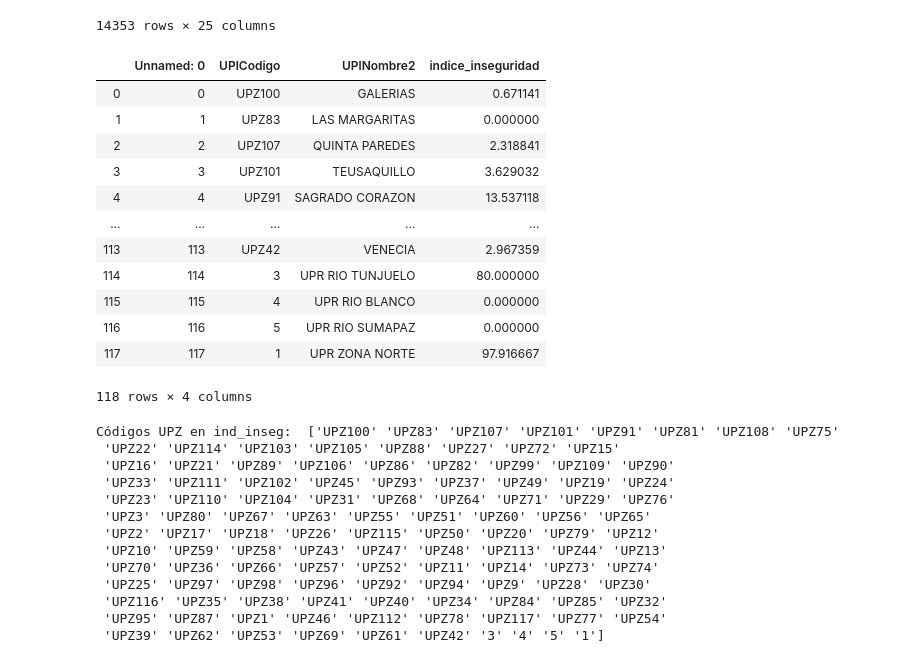
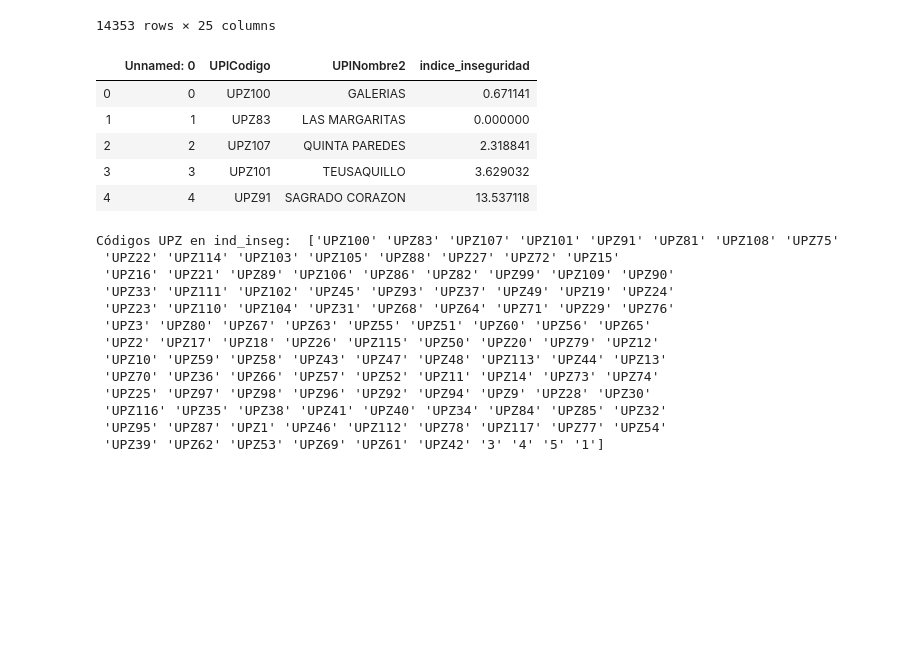
Before and after one commit to kurtwalsen/MA6202-Tarea-1, a Jupyter notebook: tarea1.ipynb, the cells around one changed output. Saved outputs shown, nothing was run; the diff lists cells and outputs as text; code cells hidden in the pictures; blank space fills up the shorter version.

```diff
--- a/tarea1.ipynb
+++ b/tarea1.ipynb
@@ -705,21 +665,14 @@ df_merged
 # %%
 # Cargamos la data asociada a indice_inseguridad.csv
 ind_inseg=pd.read_csv('./data/estadisticas_upz/indice_inseguridad.csv')
-ind_inseg
+ind_inseg.head()
 # %% [output]
 |  | Unnamed: 0 | UPlCodigo | UPlNombre2 | indice_inseguridad |
 | 0 | 0 | UPZ100 | GALERIAS | 0.671141 |
 | 1 | 1 | UPZ83 | LAS MARGARITAS | 0.000000 |
 | 2 | 2 | UPZ107 | QUINTA PAREDES | 2.318841 |
 | 3 | 3 | UPZ101 | TEUSAQUILLO | 3.629032 |
 | 4 | 4 | UPZ91 | SAGRADO CORAZON | 13.537118 |
-| ... | ... | ... | ... | ... |
-| 113 | 113 | UPZ42 | VENECIA | 2.967359 |
-| 114 | 114 | 3 | UPR RIO TUNJUELO | 80.000000 |
-| 115 | 115 | 4 | UPR RIO BLANCO | 0.000000 |
-| 116 | 116 | 5 | UPR RIO SUMAPAZ | 0.000000 |
-| 117 | 117 | 1 | UPR ZONA NORTE | 97.916667 |
-118 rows × 4 columns
 # %%
 # Notamos que hay códigos '1', '3', '4' y '5', pero también notamos
 # que éstos UPZ{} no están en df ni coinciden con otros, por lo que
```
Also changed, not shown: parts of 6 cells of this notebook.
